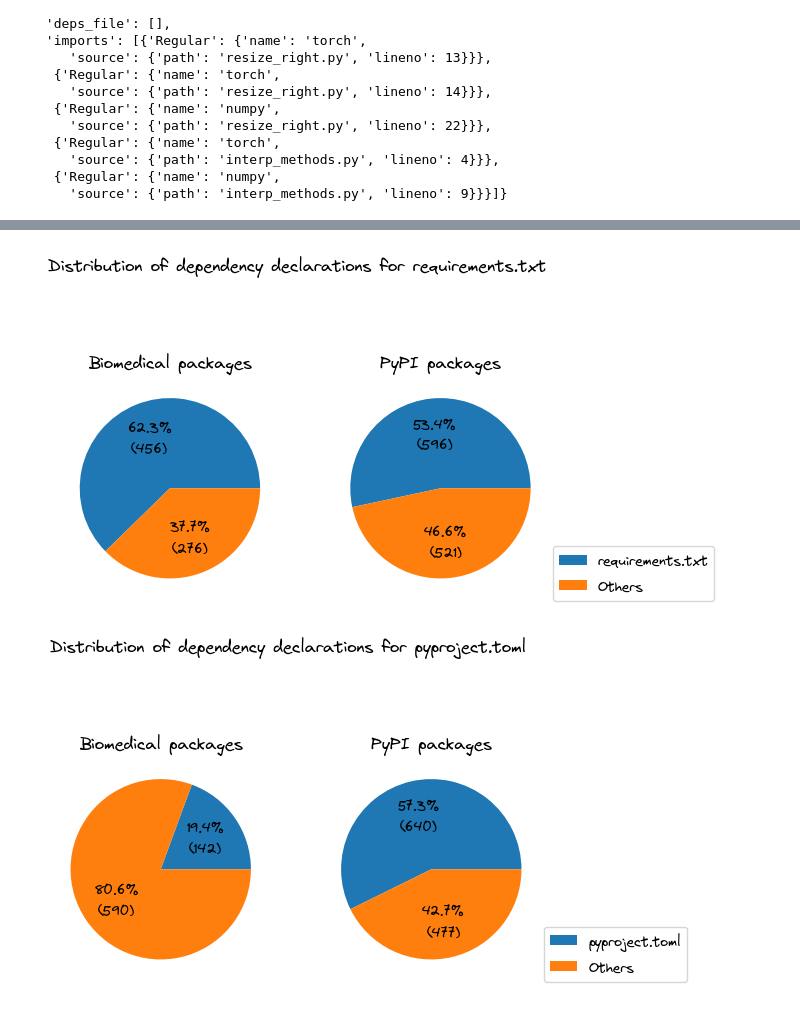
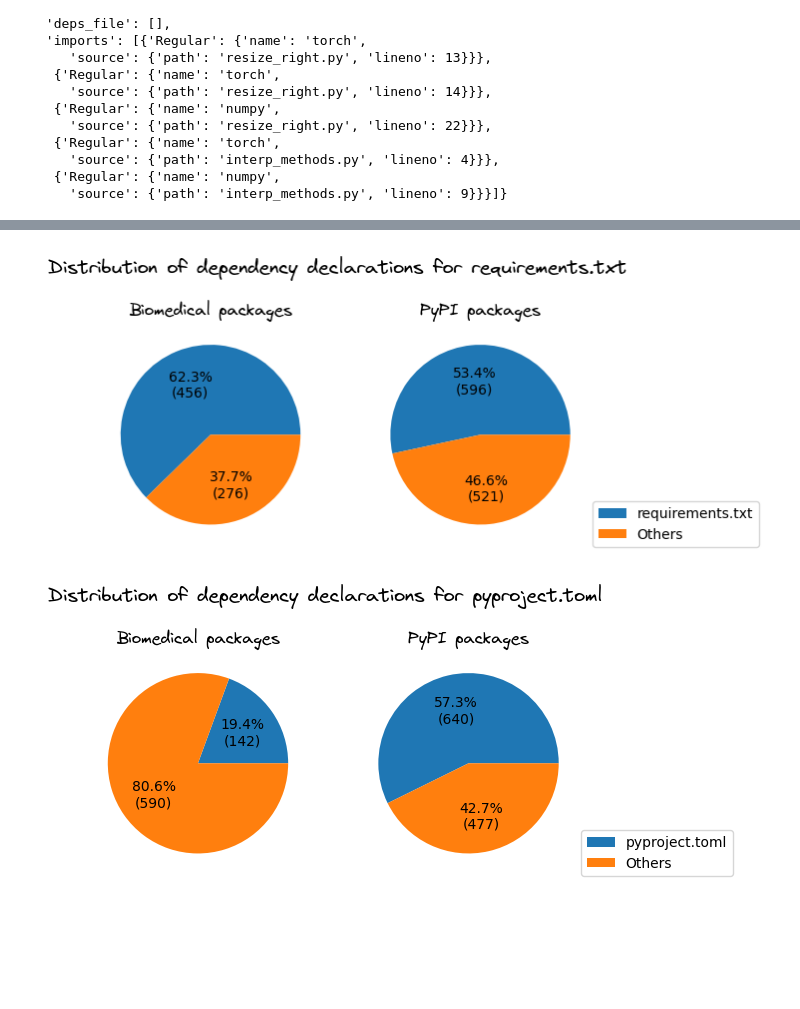
Before and after one commit to tweag/FawltyDeps-analysis, a Jupyter notebook: notebooks/analysis_biomed_pypi.ipynb, the cells around one changed output, grey strips where cells are left out. Saved outputs shown, nothing was run; the diff lists cells and outputs as text; code cells hidden in the pictures; blank space fills up the shorter version.

```diff
--- a/notebooks/analysis_biomed_pypi.ipynb
+++ b/notebooks/analysis_biomed_pypi.ipynb
@@ -334,31 +325,33 @@ for project_name, deps in depsfiles_pypi.items():
 # %%
 req_txt_counts = np.array([len(project_req_txt), len(depsfiles_biomed) - len(project_req_txt)])
 req_txt_counts_pypi = np.array([len(project_req_txt_pypi), len(depsfiles_pypi) - len(project_req_txt_pypi)])
 
 fig, (ax1,ax2) = plt.subplots(1, 2)
-fig.suptitle("Distribution of dependency declarations for requirements.txt")
+fig.suptitle("Distribution of dependency declarations for requirements.txt", fontname='Virgil 3 YOFF', fontsize=14)
 ax1.pie(req_txt_counts, autopct=autopct_format(req_txt_counts))
-ax1.title.set_text("Biomedical packages")
+ax1.set_title("Biomedical packages", fontname='Virgil 3 YOFF', fontsize=12)
 ax2.pie(req_txt_counts_pypi, autopct=autopct_format(req_txt_counts_pypi))
-ax2.title.set_text('PyPI packages')
+ax2.set_title('PyPI packages', fontname='Virgil 3 YOFF', fontsize=12)
 plt.legend(loc=(1, 0), labels = ["requirements.txt", "Others"])
-plt.savefig("distribution_deps_0.1.png", dpi=600, bbox_inches="tight")
+plt.subplots_adjust(top=1.1)
+plt.savefig("distribution_deps_2.1.png", dpi=600, bbox_inches="tight")
 # %% [output]
-[figure, old version]
+[figure, new version]
 # %%
 pyproject_toml_counts = np.array([len(project_pyproject_toml), len(depsfiles_biomed) - len(project_pyproject_toml)])
 pyproject_toml_counts_pypi = np.array([len(project_pyproject_toml_pypi), len(depsfiles_pypi) - len(project_pyproject_toml_pypi)])
 
 fig, (ax1,ax2) = plt.subplots(1, 2)
-fig.suptitle("Distribution of dependency declarations for pyproject.toml")
+fig.suptitle("Distribution of dependency declarations for pyproject.toml", fontname='Virgil 3 YOFF', fontsize=14)
 ax1.pie(pyproject_toml_counts, autopct=autopct_format(pyproject_toml_counts))
-ax1.title.set_text("Biomedical packages")
+ax1.set_title("Biomedical packages", fontname='Virgil 3 YOFF', fontsize=12)
 ax2.pie(pyproject_toml_counts_pypi, autopct=autopct_format(pyproject_toml_counts_pypi))
-ax2.title.set_text('PyPI packages')
+ax2.set_title('PyPI packages', fontname='Virgil 3 YOFF', fontsize=12)
 plt.legend(loc=(1, 0), labels = ["pyproject.toml", "Others"])
-plt.savefig("distribution_deps_0.2.png", dpi=600, bbox_inches="tight")
+plt.subplots_adjust(top=1.1)
+plt.savefig("distribution_deps_2.2.png", dpi=600, bbox_inches="tight")
 # %% [output]
-[figure, old version]
+[figure, new version]
 # %%
 setup_counts = np.array([len(project_setup), len(depsfiles_biomed) - len(project_setup)])
 setup_counts_pypi = np.array([len(project_setup_pypi), len(depsfiles_pypi) - len(project_setup_pypi)])
```
Also changed, not shown: parts of 118 cells of this notebook.
